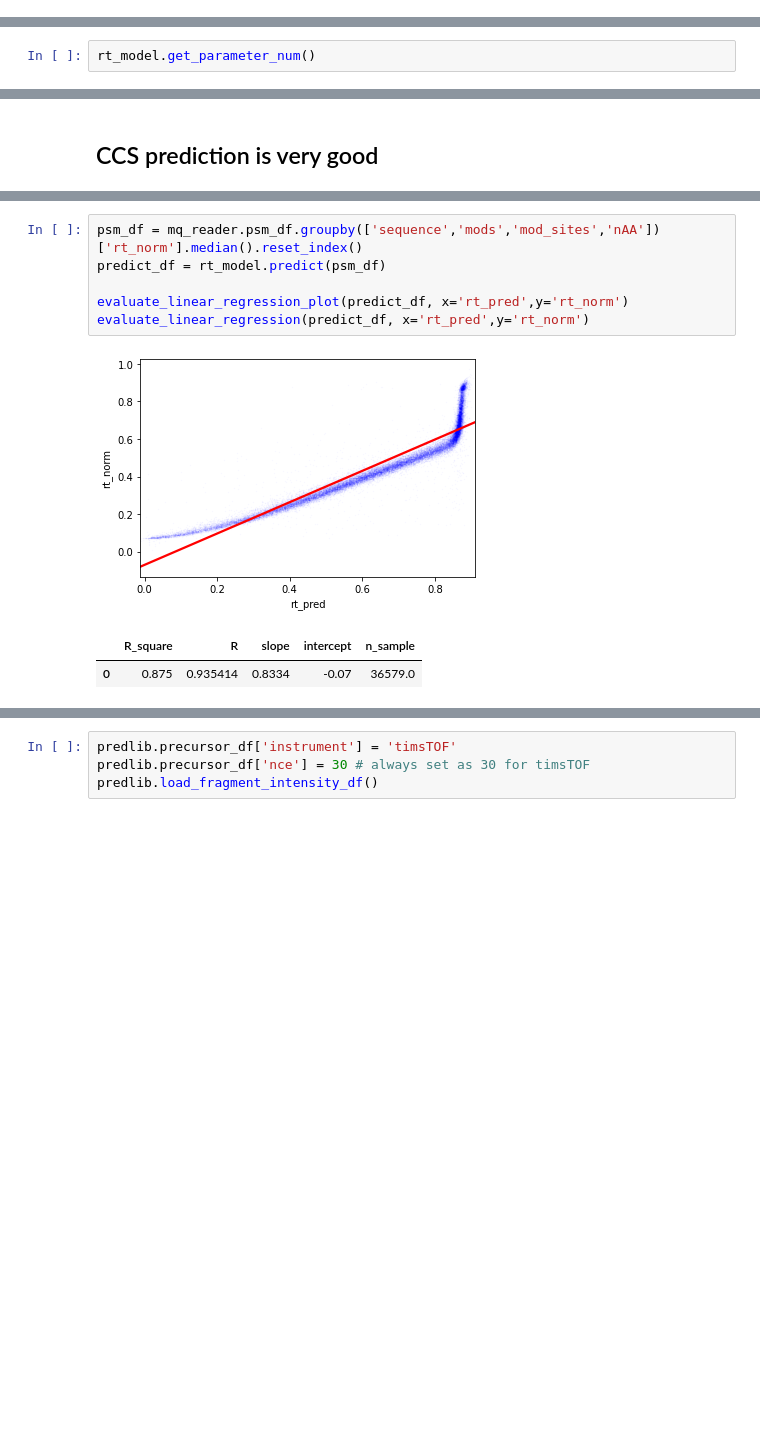
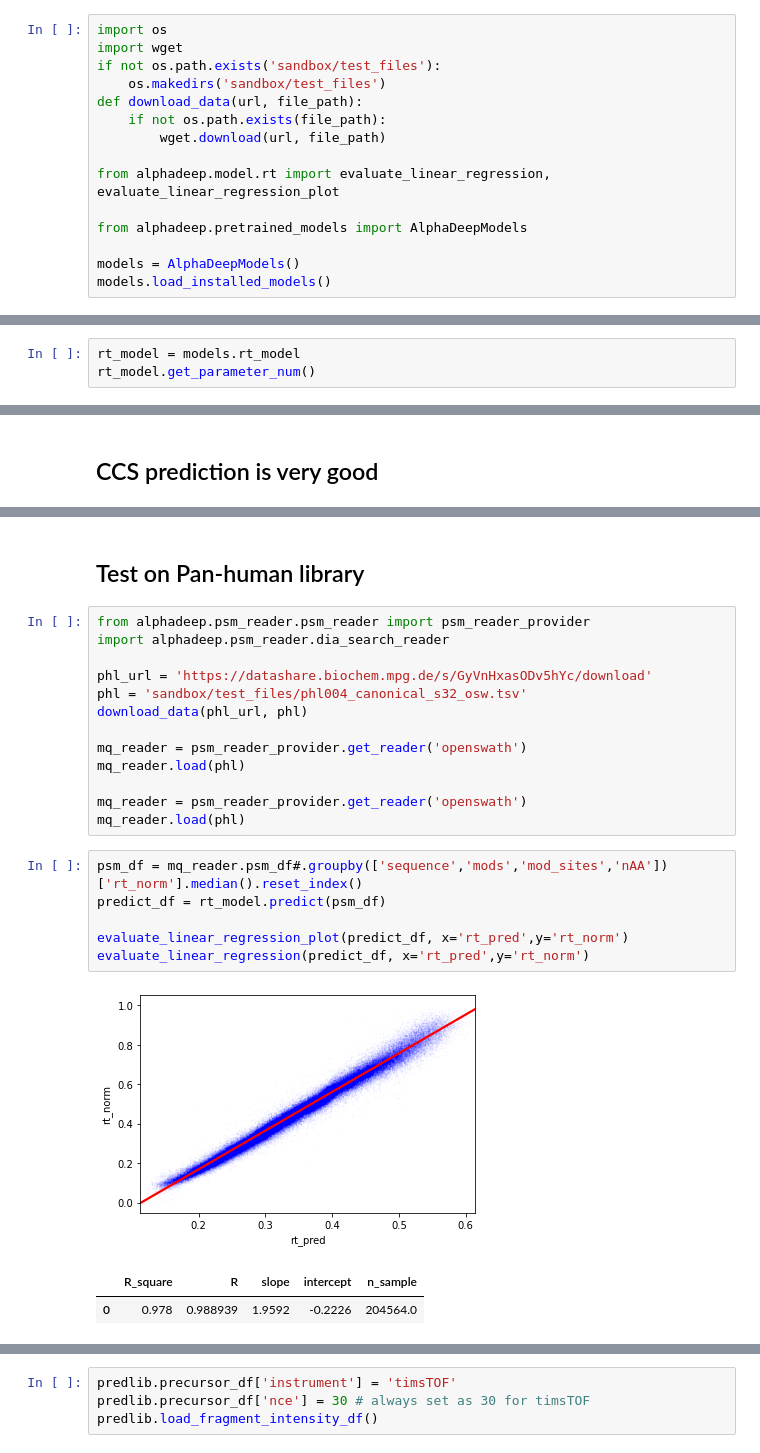
Before and after one commit to MannLabs/alphapeptdeep, a Jupyter notebook: nbs/tutorial.ipynb, the cells around one changed output, grey strips where cells are left out. Saved outputs shown, nothing was run; the diff lists cells and outputs as text; blank space fills up the shorter version.

```diff
--- a/nbs/tutorial.ipynb
+++ b/nbs/tutorial.ipynb
@@ -10 +6,16 @@ ms2_model, rt_model, ccs_model = alphadeep.pretrained_models.load_models()
+# %%
+import os
+import wget
+if not os.path.exists('sandbox/test_files'):
+    os.makedirs('sandbox/test_files')
+def download_data(url, file_path):
+    if not os.path.exists(file_path):
+        wget.download(url, file_path)
+
+from alphadeep.model.rt import evaluate_linear_regression, evaluate_linear_regression_plot
+
+from alphadeep.pretrained_models import AlphaDeepModels
+
+models = AlphaDeepModels()
+models.load_installed_models()
 # %%
@@ -12,6 +24,7 @@ ms2_model.get_parameter_num()
 # %% [output]
 5351690
 # %%
+rt_model = models.rt_model
 rt_model.get_parameter_num()
 # %% [output]
 708224
@@ -59,10 +102,25 @@ predict_df = ccs_model.ccs_to_mobility_pred(predict_df)
+# %% [markdown]
+## Test on Pan-human library
+# %%
+from alphadeep.psm_reader.psm_reader import psm_reader_provider
+import alphadeep.psm_reader.dia_search_reader
+
+phl_url = 'https://datashare.biochem.mpg.de/s/GyVnHxasODv5hYc/download'
+phl = 'sandbox/test_files/phl004_canonical_s32_osw.tsv'
+download_data(phl_url, phl)
+
+mq_reader = psm_reader_provider.get_reader('openswath')
+mq_reader.load(phl)
+
+mq_reader = psm_reader_provider.get_reader('openswath')
+mq_reader.load(phl)
 # %%
-psm_df = mq_reader.psm_df.groupby(['sequence','mods','mod_sites','nAA'])['rt_norm'].median().reset_index()
+psm_df = mq_reader.psm_df#.groupby(['sequence','mods','mod_sites','nAA'])['rt_norm'].median().reset_index()
 predict_df = rt_model.predict(psm_df)
 
 evaluate_linear_regression_plot(predict_df, x='rt_pred',y='rt_norm')
 evaluate_linear_regression(predict_df, x='rt_pred',y='rt_norm')
 # %% [output]
-[figure, old version]
+[figure, new version]
 |  | R_square | R | slope | intercept | n_sample |
-| 0 | 0.875 | 0.935414 | 0.8334 | -0.07 | 36579.0 |
+| 0 | 0.978 | 0.988939 | 1.9592 | -0.2226 | 204564.0 |
```
Also changed, not shown: parts of 43 cells of this notebook, 10 other files.
